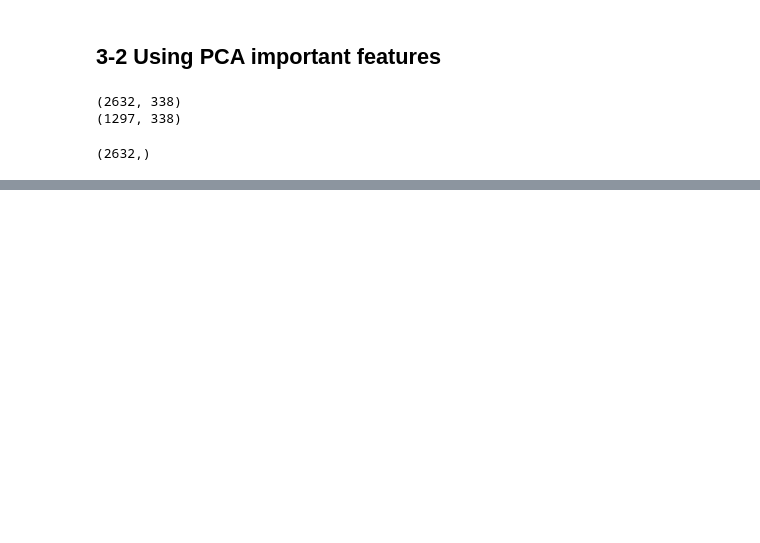
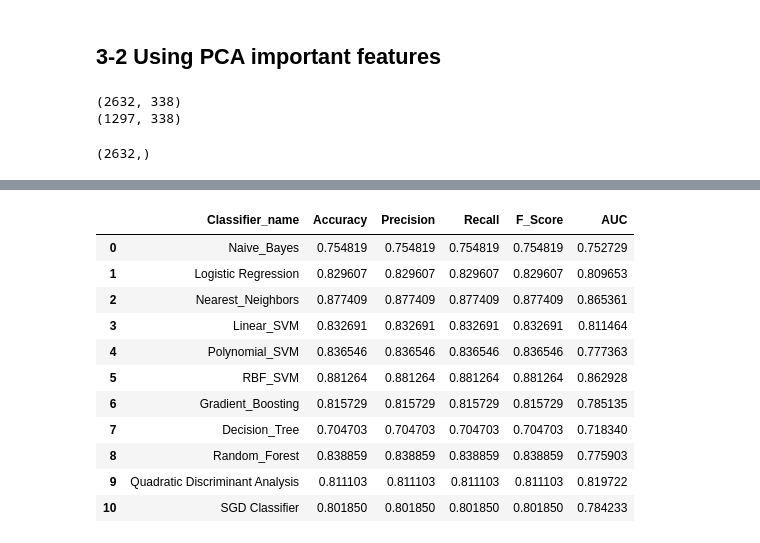
Before and after one commit to FgSurewin/Brain_Tumor_Project, a Jupyter notebook: notebooks/Niloufar_notebook.ipynb, the cells around one changed output, grey strips where cells are left out. Saved outputs shown, nothing was run; the diff lists cells and outputs as text; code cells hidden in the pictures; blank space fills up the shorter version.

```diff
--- a/notebooks/Niloufar_notebook.ipynb
+++ b/notebooks/Niloufar_notebook.ipynb
@@ -643,0 +664,15 @@ ax = sns.barplot(y="Classifier_name", x="Score", data=df)
+# %%
+df.head(11)
+# %% [output]
+|  | Classifier_name | Accuracy | Precision | Recall | F_Score | AUC |
+| 0 | Naive_Bayes | 0.754819 | 0.754819 | 0.754819 | 0.754819 | 0.752729 |
+| 1 | Logistic Regression | 0.829607 | 0.829607 | 0.829607 | 0.829607 | 0.809653 |
+| 2 | Nearest_Neighbors | 0.877409 | 0.877409 | 0.877409 | 0.877409 | 0.865361 |
+| 3 | Linear_SVM | 0.832691 | 0.832691 | 0.832691 | 0.832691 | 0.811464 |
+| 4 | Polynomial_SVM | 0.836546 | 0.836546 | 0.836546 | 0.836546 | 0.777363 |
+| 5 | RBF_SVM | 0.881264 | 0.881264 | 0.881264 | 0.881264 | 0.862928 |
+| 6 | Gradient_Boosting | 0.815729 | 0.815729 | 0.815729 | 0.815729 | 0.785135 |
+| 7 | Decision_Tree | 0.704703 | 0.704703 | 0.704703 | 0.704703 | 0.718340 |
+| 8 | Random_Forest | 0.838859 | 0.838859 | 0.838859 | 0.838859 | 0.775903 |
+| 9 | Quadratic Discriminant Analysis | 0.811103 | 0.811103 | 0.811103 | 0.811103 | 0.819722 |
+| 10 | SGD Classifier | 0.801850 | 0.801850 | 0.801850 | 0.801850 | 0.784233 |
```
Also changed, not shown: parts of 13 cells of this notebook.
